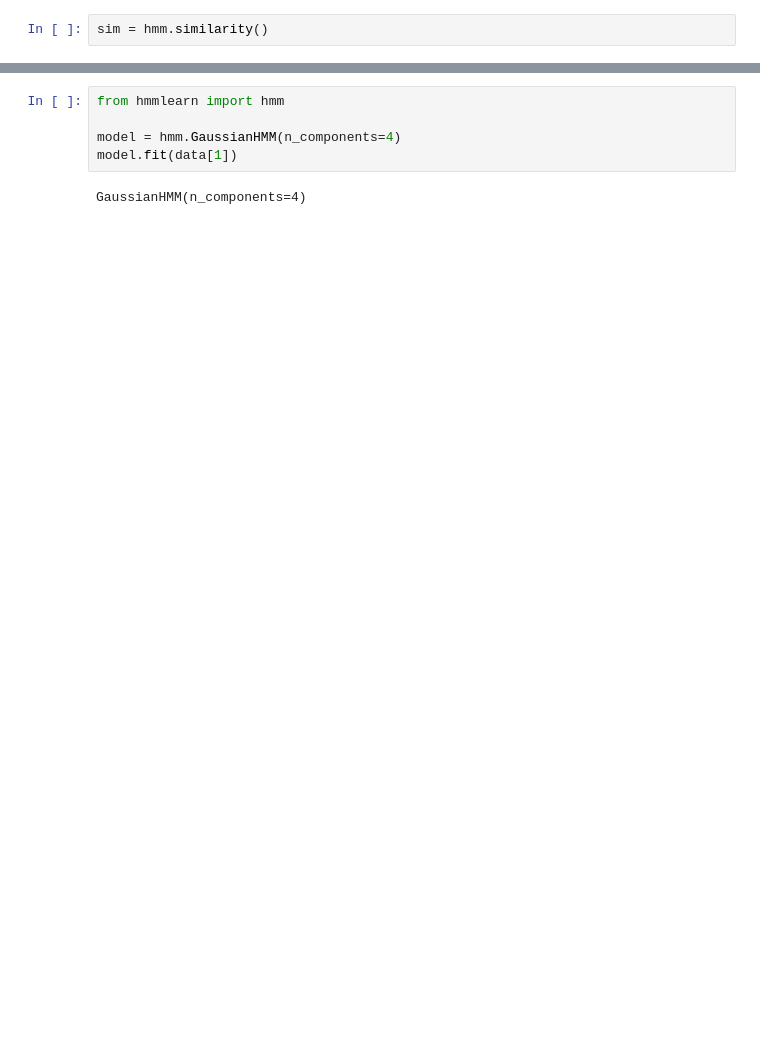
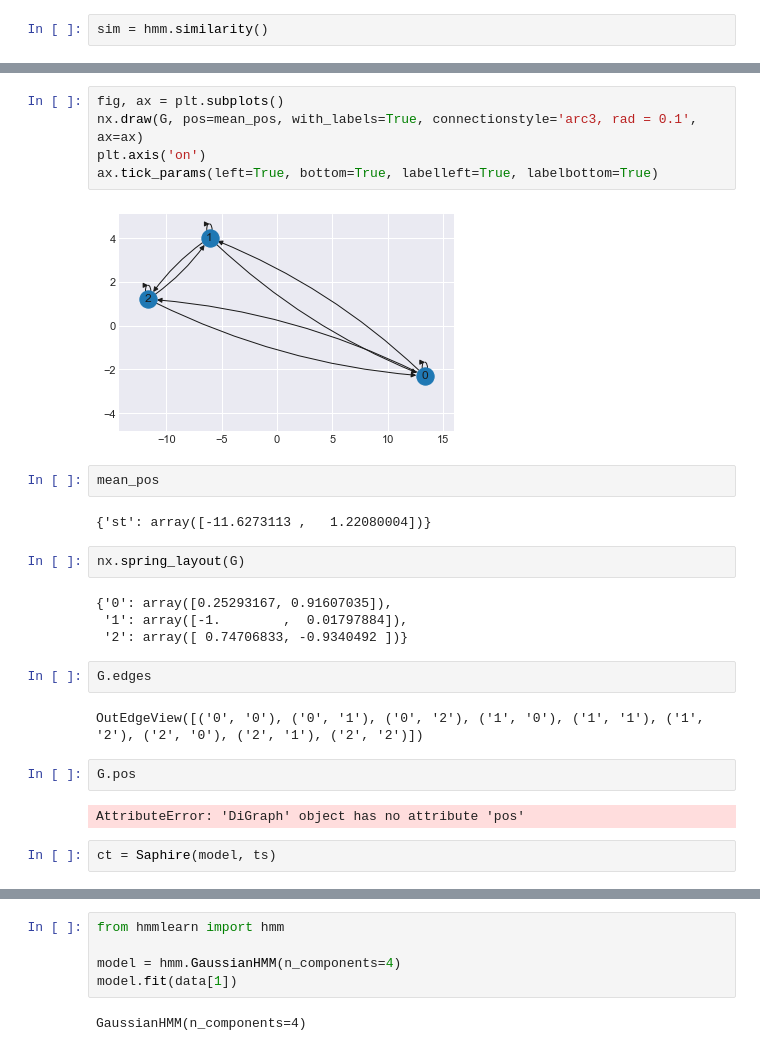
Before and after one commit to marx-alex/Morphelia, a Jupyter notebook: docs/hmm.ipynb, the cells around one changed output, grey strips where cells are left out. Drawn from its saved outputs; the diff is of its cells as text; blank space fills up the shorter version.

```diff
--- a/docs/hmm.ipynb
+++ b/docs/hmm.ipynb
@@ -98,0 +163,27 @@ def shape_prob(x, mu, sigma):
+# %%
+fig, ax = plt.subplots()
+nx.draw(G, pos=mean_pos, with_labels=True, connectionstyle='arc3, rad = 0.1', ax=ax)
+plt.axis('on')
+ax.tick_params(left=True, bottom=True, labelleft=True, labelbottom=True)
+# %% [output]
+[figure, added]
+# %%
+mean_pos
+# %% [output]
+{'st': array([-11.6273113 ,   1.22080004])}
+# %%
+nx.spring_layout(G)
+# %% [output]
+{'0': array([0.25293167, 0.91607035]),
+ '1': array([-1.        ,  0.01797884]),
+ '2': array([ 0.74706833, -0.9340492 ])}
+# %%
+G.edges
+# %% [output]
+OutEdgeView([('0', '0'), ('0', '1'), ('0', '2'), ('1', '0'), ('1', '1'), ('1', '2'), ('2', '0'), ('2', '1'), ('2', '2')])
+# %%
+G.pos
+# %% [output]
+AttributeError: 'DiGraph' object has no attribute 'pos'
+# %%
+ct = Saphire(model, ts)
```
Also changed, not shown: parts of 22 cells of this notebook, 15 other files.
